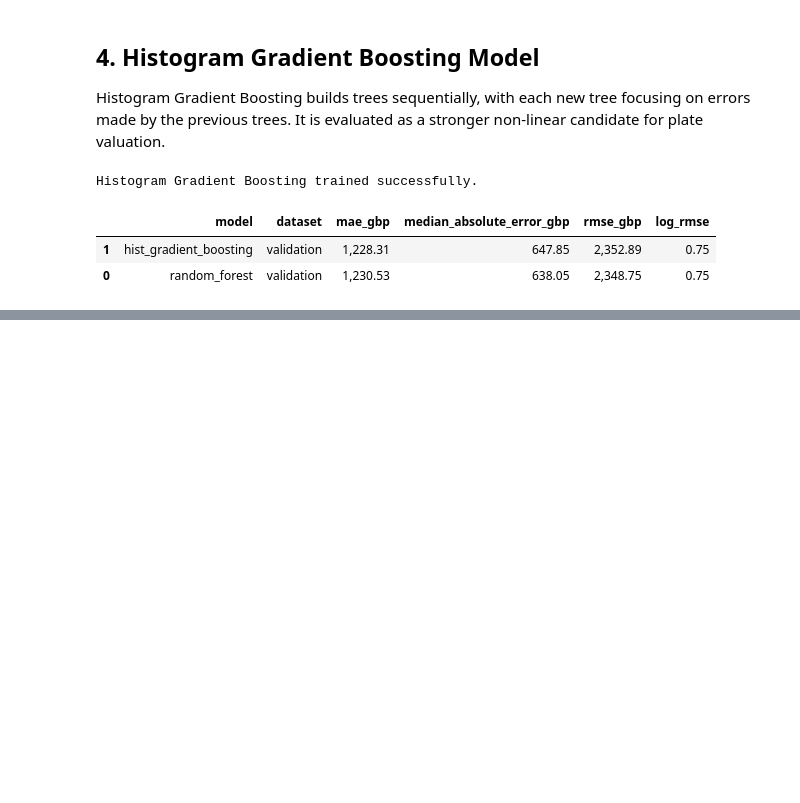
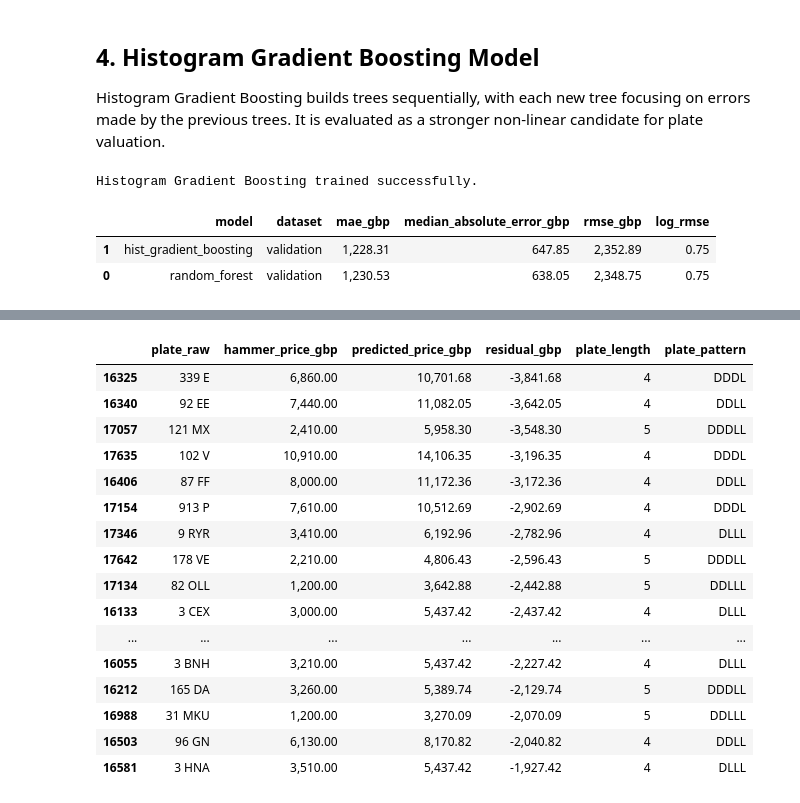
Before and after one commit to ozzy2438/Plate-Value-Intelligence, a Jupyter notebook: 05_valuation_tree_models.ipynb, the cells around one changed output, grey strips where cells are left out. Saved outputs shown, nothing was run; the diff lists cells and outputs as text; code cells hidden in the pictures; blank space fills up the shorter version.

```diff
--- a/05_valuation_tree_models.ipynb
+++ b/05_valuation_tree_models.ipynb
@@ -516,0 +1328,38 @@ all_validation_results
+# %%
+largest_overpredictions = (
+    final_test_predictions
+    .sort_values(
+        "residual_gbp",
+        ascending=True,
+    )
+    .head(20)
+)
+
+largest_overpredictions[
+    [
+        "plate_raw",
+        RAW_PRICE_COLUMN,
+        "predicted_price_gbp",
+        "residual_gbp",
+        "plate_length",
+        "plate_pattern",
+    ]
+]
+# %% [output]
+|  | plate_raw | hammer_price_gbp | predicted_price_gbp | residual_gbp | plate_length | plate_pattern |
+| 16325 | 339 E | 6,860.00 | 10,701.68 | -3,841.68 | 4 | DDDL |
+| 16340 | 92 EE | 7,440.00 | 11,082.05 | -3,642.05 | 4 | DDLL |
+| 17057 | 121 MX | 2,410.00 | 5,958.30 | -3,548.30 | 5 | DDDLL |
+| 17635 | 102 V | 10,910.00 | 14,106.35 | -3,196.35 | 4 | DDDL |
+| 16406 | 87 FF | 8,000.00 | 11,172.36 | -3,172.36 | 4 | DDLL |
+| 17154 | 913 P | 7,610.00 | 10,512.69 | -2,902.69 | 4 | DDDL |
+| 17346 | 9 RYR | 3,410.00 | 6,192.96 | -2,782.96 | 4 | DLLL |
+| 17642 | 178 VE | 2,210.00 | 4,806.43 | -2,596.43 | 5 | DDDLL |
+| 17134 | 82 OLL | 1,200.00 | 3,642.88 | -2,442.88 | 5 | DDLLL |
+| 16133 | 3 CEX | 3,000.00 | 5,437.42 | -2,437.42 | 4 | DLLL |
+| ... | ... | ... | ... | ... | ... | ... |
+| 16055 | 3 BNH | 3,210.00 | 5,437.42 | -2,227.42 | 4 | DLLL |
+| 16212 | 165 DA | 3,260.00 | 5,389.74 | -2,129.74 | 5 | DDDLL |
+| 16988 | 31 MKU | 1,200.00 | 3,270.09 | -2,070.09 | 5 | DDLLL |
+| 16503 | 96 GN | 6,130.00 | 8,170.82 | -2,040.82 | 4 | DDLL |
+| 16581 | 3 HNA | 3,510.00 | 5,437.42 | -1,927.42 | 4 | DLLL |
```
Also changed, not shown: parts of 30 cells of this notebook, 12 other files.
